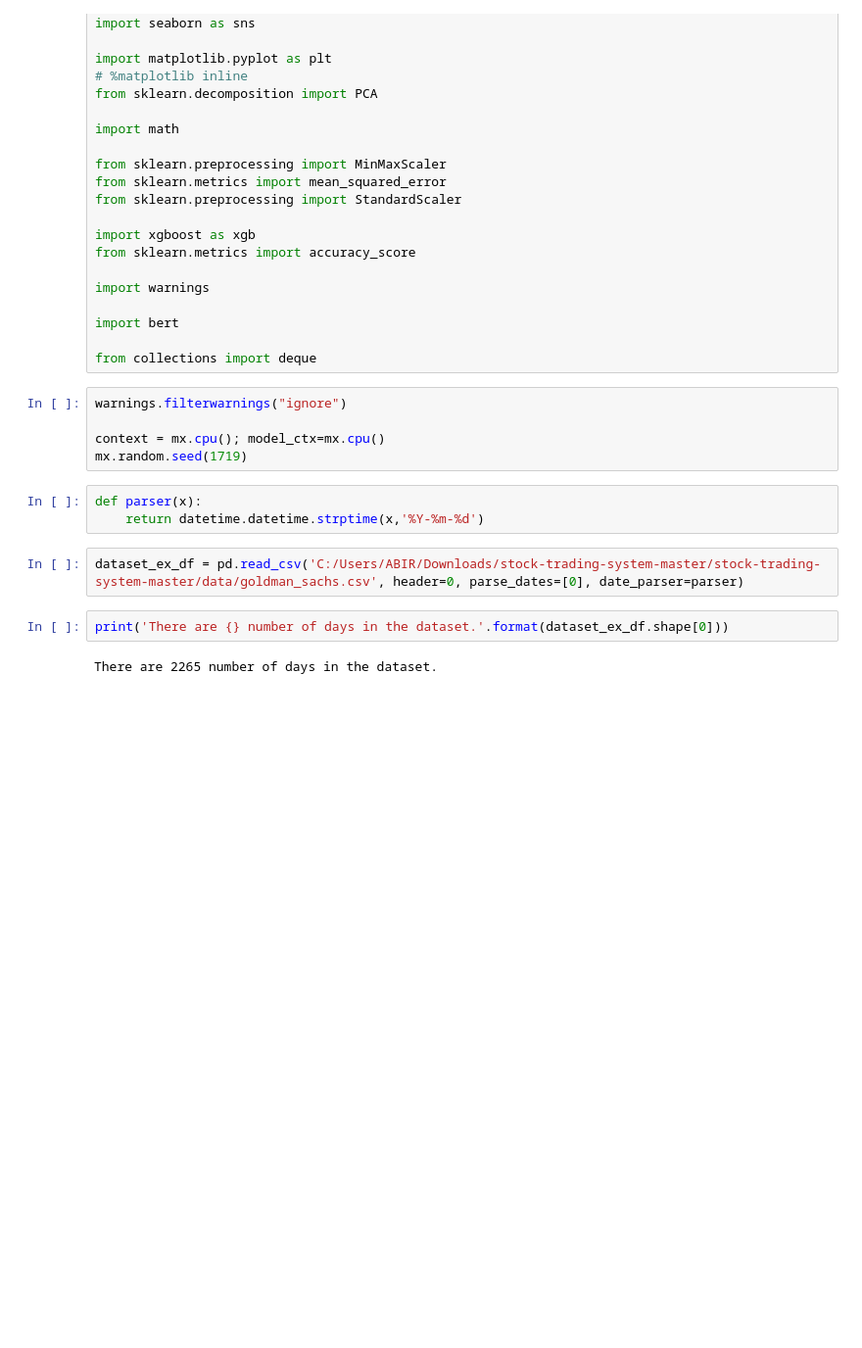
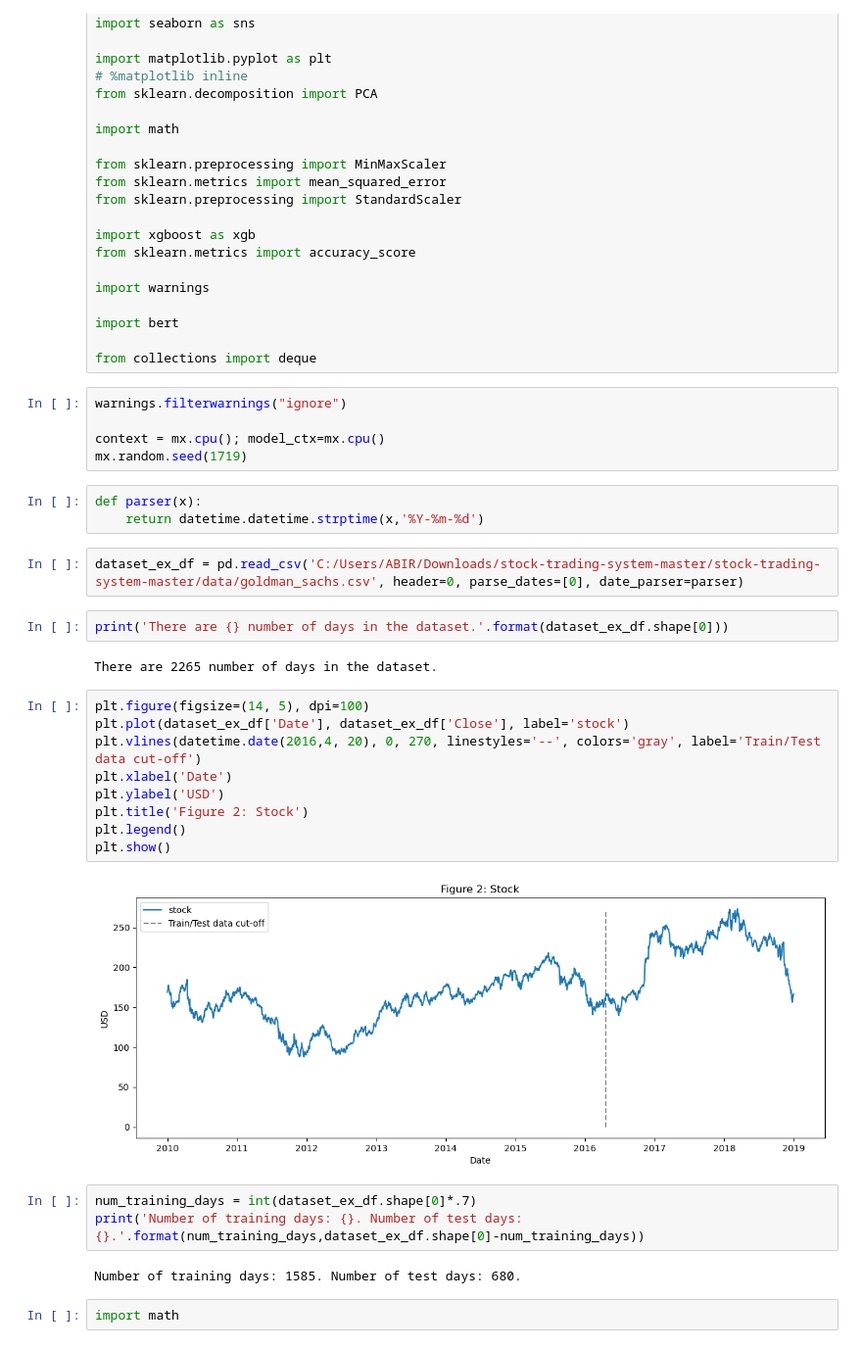
Before and after one commit to adnaneaabbar/stock-trading-system, a Jupyter notebook: trading.ipynb, the cells around one changed output. Shown at 98% size. Saved outputs shown, nothing was run; the diff lists cells and outputs as text; blank space fills up the shorter version.

```diff
--- a/trading.ipynb
+++ b/trading.ipynb
@@ -45,3 +45,21 @@ dataset_ex_df = pd.read_csv('C:/Users/ABIR/Downloads/stock-trading-system-master
 print('There are {} number of days in the dataset.'.format(dataset_ex_df.shape[0]))
 # %% [output]
 There are 2265 number of days in the dataset.
+# %%
+plt.figure(figsize=(14, 5), dpi=100)
+plt.plot(dataset_ex_df['Date'], dataset_ex_df['Close'], label='stock')
+plt.vlines(datetime.date(2016,4, 20), 0, 270, linestyles='--', colors='gray', label='Train/Test data cut-off')
+plt.xlabel('Date')
+plt.ylabel('USD')
+plt.title('Figure 2: Stock')
+plt.legend()
+plt.show()
+# %% [output]
+[figure, added]
+# %%
+num_training_days = int(dataset_ex_df.shape[0]*.7)
+print('Number of training days: {}. Number of test days: {}.'.format(num_training_days,dataset_ex_df.shape[0]-num_training_days))
+# %% [output]
+Number of training days: 1585. Number of test days: 680.
+# %%
+import math
```
Also changed, not shown: parts of 5 cells of this notebook.
